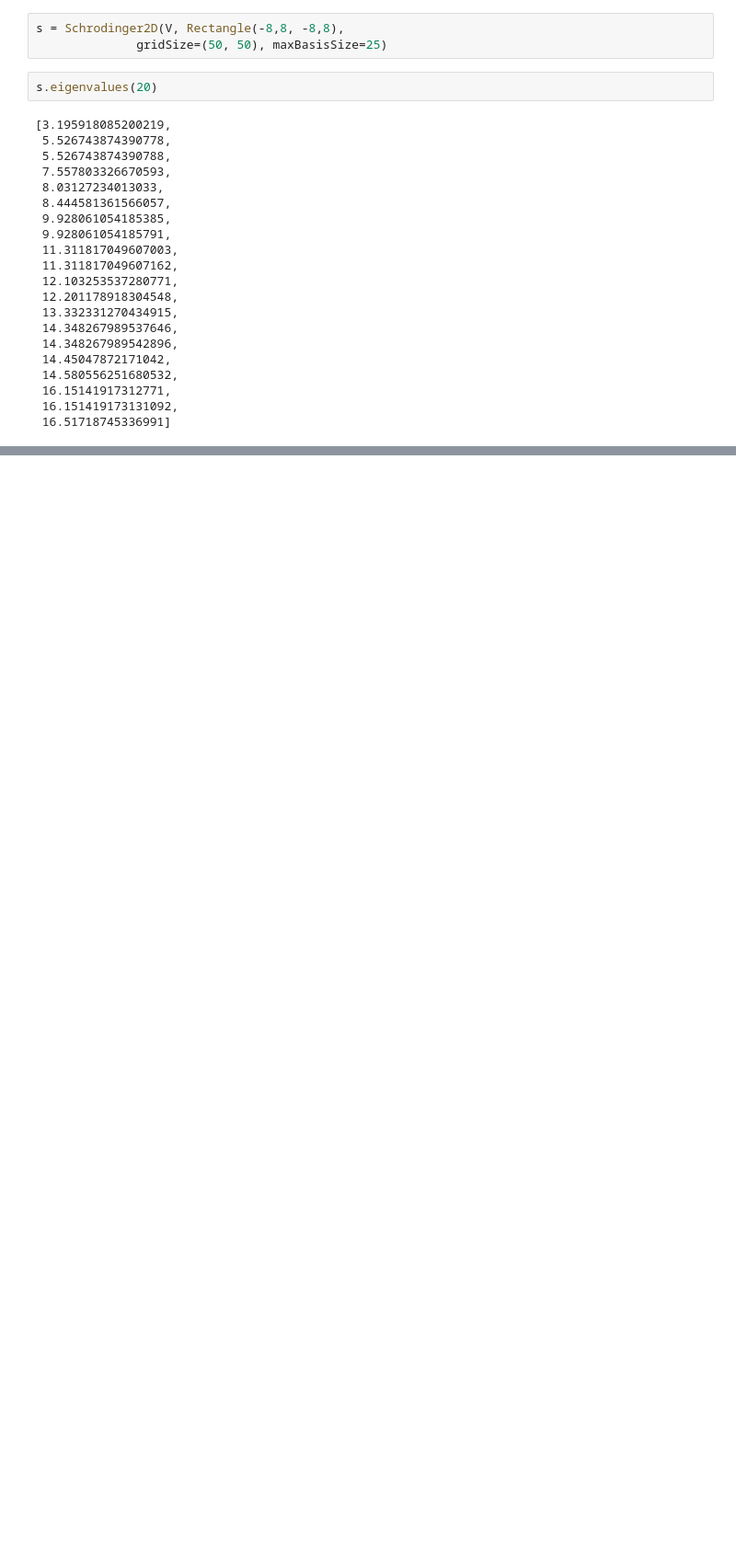
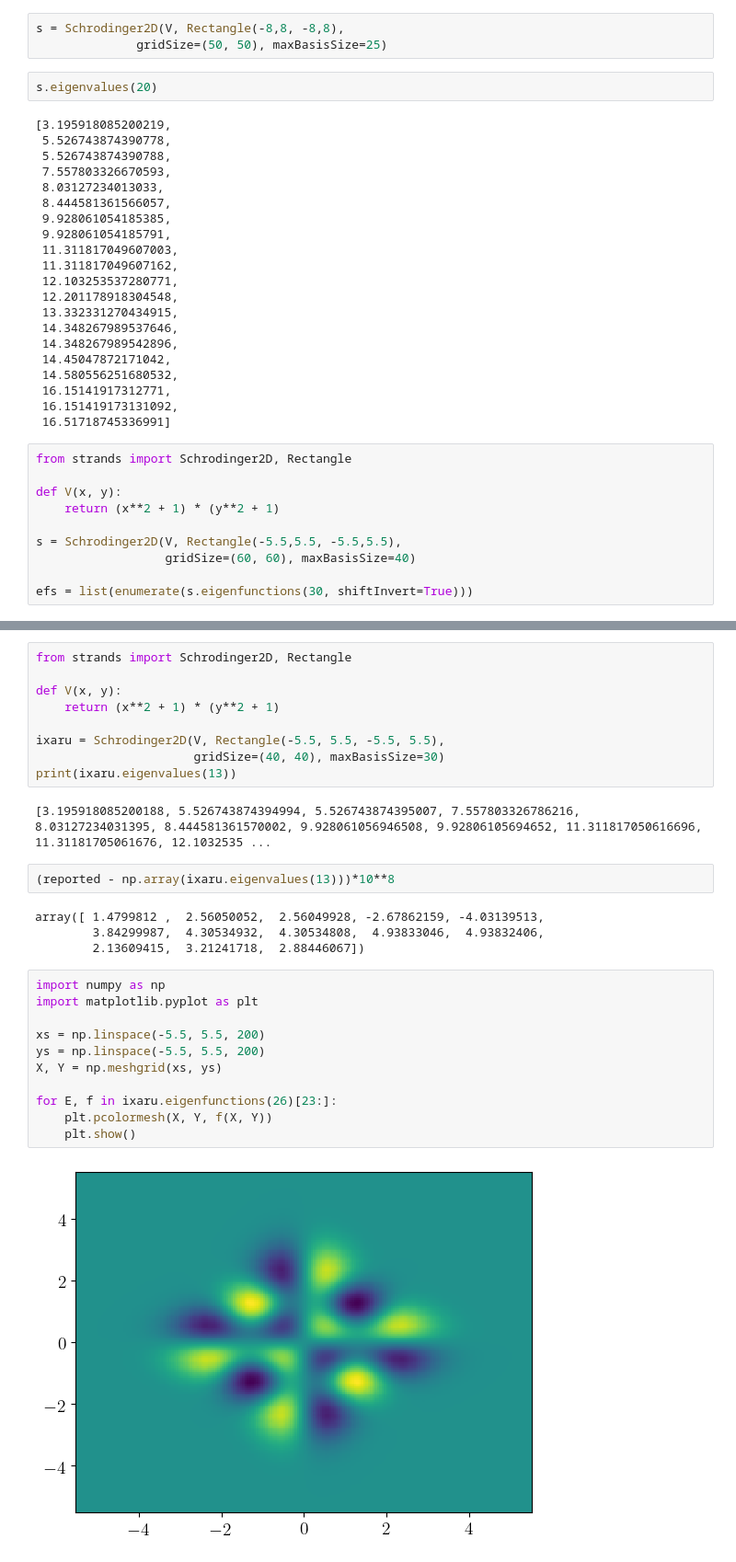
Before and after one commit to toonijn/PhD-thesis, a Jupyter notebook: img/chapter4/nm_benchmark_ixaru.ipynb, the cells around one changed output, grey strips where cells are left out. Shown at 92% size. Drawn from its saved outputs; the diff is of its cells as text; blank space fills up the shorter version.

Commit message:
Ixaru's potential H4

```diff
--- a/img/chapter4/nm_benchmark_ixaru.ipynb
+++ b/img/chapter4/nm_benchmark_ixaru.ipynb
@@ -177,4 +177,14 @@ s.eigenvalues(20)
  16.15141917312771,
  16.151419173131092,
  16.51718745336991]
+# %%
+from strands import Schrodinger2D, Rectangle
+
+def V(x, y):
+    return (x**2 + 1) * (y**2 + 1)
+
+s = Schrodinger2D(V, Rectangle(-5.5,5.5, -5.5,5.5),
+                  gridSize=(60, 60), maxBasisSize=40)
+
+efs = list(enumerate(s.eigenfunctions(30, shiftInvert=True)))
 # %%
@@ -200,0 +212,30 @@ for i, (E, f) in enumerate(s.eigenfunctions(5, shiftInvert=True)):
+# %%
+from strands import Schrodinger2D, Rectangle
+
+def V(x, y):
+    return (x**2 + 1) * (y**2 + 1)
+
+ixaru = Schrodinger2D(V, Rectangle(-5.5, 5.5, -5.5, 5.5),
+                      gridSize=(40, 40), maxBasisSize=30)
+print(ixaru.eigenvalues(13))
+# %% [output]
+[3.195918085200188, 5.526743874394994, 5.526743874395007, 7.557803326786216, 8.03127234031395, 8.444581361570002, 9.928061056946508, 9.92806105694652, 11.311817050616696, 11.31181705061676, 12.1032535 ...
+# %%
+(reported - np.array(ixaru.eigenvalues(13)))*10**8
+# %% [output]
+array([ 1.4799812 ,  2.56050052,  2.56049928, -2.67862159, -4.03139513,
+        3.84299987,  4.30534932,  4.30534808,  4.93833046,  4.93832406,
+        2.13609415,  3.21241718,  2.88446067])
+# %%
+import numpy as np
+import matplotlib.pyplot as plt
+
+xs = np.linspace(-5.5, 5.5, 200)
+ys = np.linspace(-5.5, 5.5, 200)
+X, Y = np.meshgrid(xs, ys)
+
+for E, f in ixaru.eigenfunctions(26)[23:]:
+    plt.pcolormesh(X, Y, f(X, Y))
+    plt.show()
+# %% [output]
+[figure, added]
```
Also changed, not shown: parts of 7 cells of this notebook, 3 other files.
